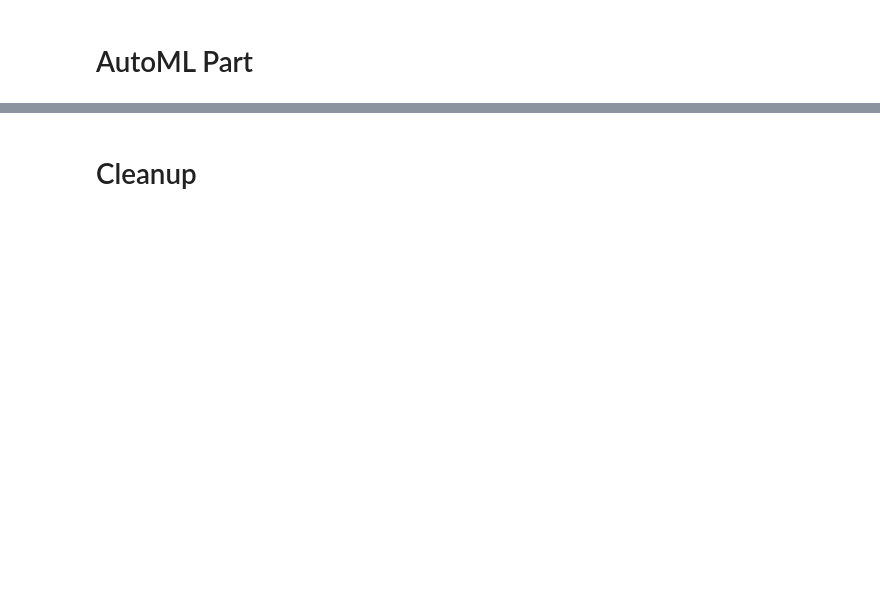
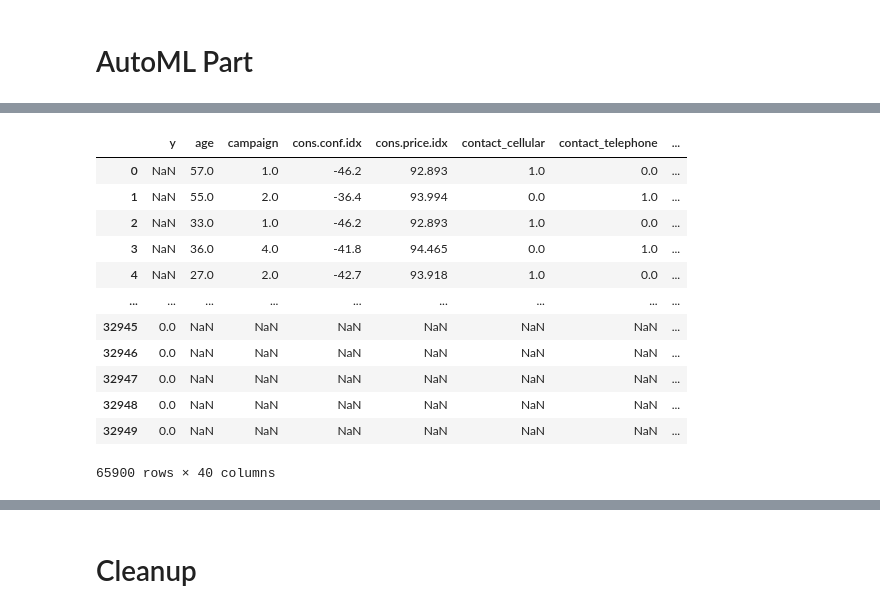
Before and after one commit to connorgag/Udacity_MLE, a Jupyter notebook: Project_One/udacity-project.ipynb, the cells around one changed output, grey strips where cells are left out. Cells and saved outputs as stored; diff of their text form; code cells hidden in the pictures; blank space fills up the shorter version.

```diff
--- a/Project_One/udacity-project.ipynb
+++ b/Project_One/udacity-project.ipynb
@@ -136,3 +138,20 @@ get_primary_metrics('classification')
+# %%
+import pandas as pd
+pd.concat([x, y]).rename({0:'y'}, axis='columns')
+# %% [output]
+|  | y | age | campaign | cons.conf.idx | cons.price.idx | contact_cellular | contact_telephone | ... |
+| 0 | NaN | 57.0 | 1.0 | -46.2 | 92.893 | 1.0 | 0.0 | ... |
+| 1 | NaN | 55.0 | 2.0 | -36.4 | 93.994 | 0.0 | 1.0 | ... |
+| 2 | NaN | 33.0 | 1.0 | -46.2 | 92.893 | 1.0 | 0.0 | ... |
+| 3 | NaN | 36.0 | 4.0 | -41.8 | 94.465 | 0.0 | 1.0 | ... |
+| 4 | NaN | 27.0 | 2.0 | -42.7 | 93.918 | 1.0 | 0.0 | ... |
+| ... | ... | ... | ... | ... | ... | ... | ... | ... |
+| 32945 | 0.0 | NaN | NaN | NaN | NaN | NaN | NaN | ... |
+| 32946 | 0.0 | NaN | NaN | NaN | NaN | NaN | NaN | ... |
+| 32947 | 0.0 | NaN | NaN | NaN | NaN | NaN | NaN | ... |
+| 32948 | 0.0 | NaN | NaN | NaN | NaN | NaN | NaN | ... |
+| 32949 | 0.0 | NaN | NaN | NaN | NaN | NaN | NaN | ... |
+65900 rows × 40 columns
 # %%
 from azureml.train.automl import AutoMLConfig
 
```
Also changed, not shown: parts of 7 cells of this notebook, 1 other file.
